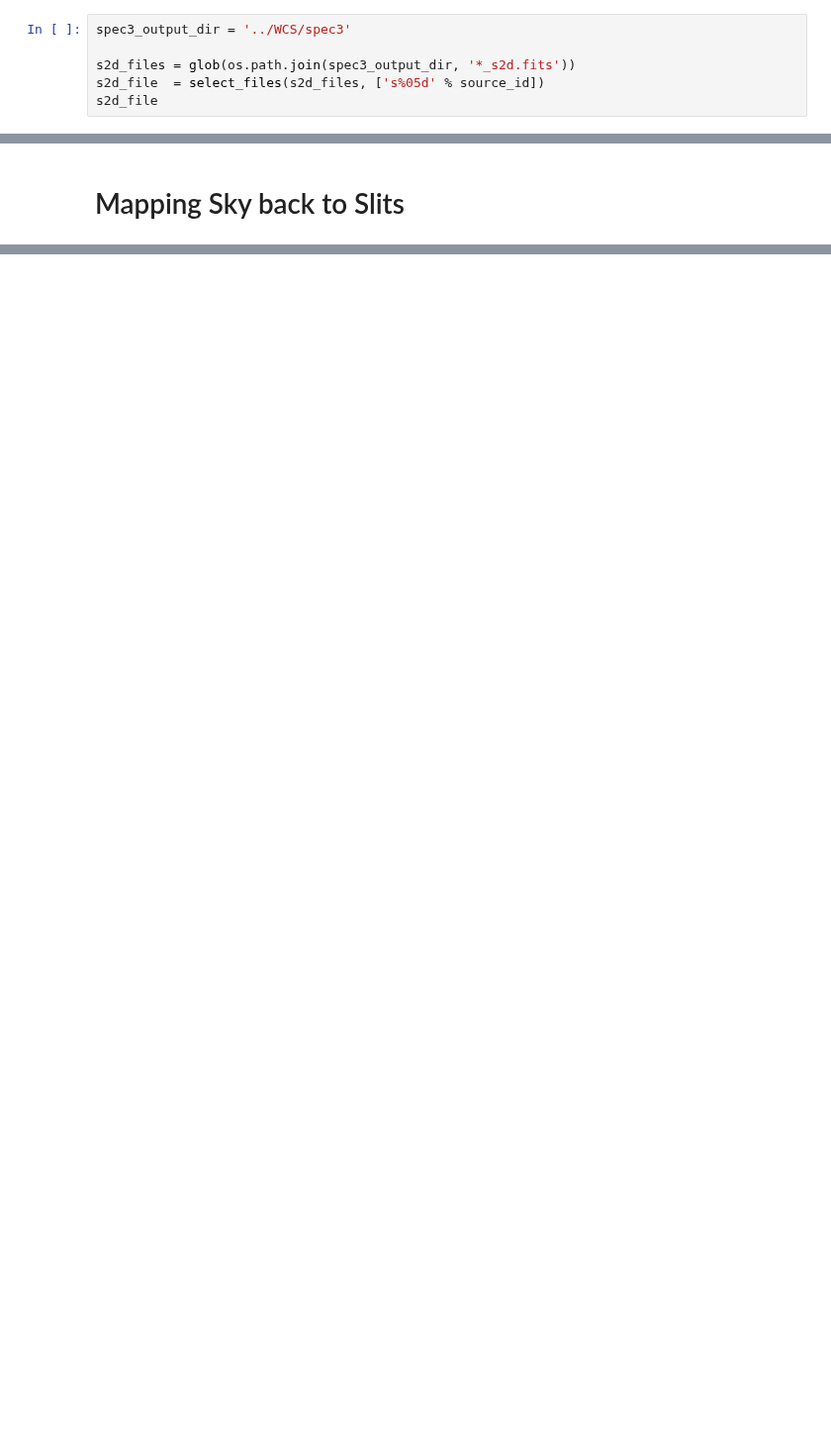
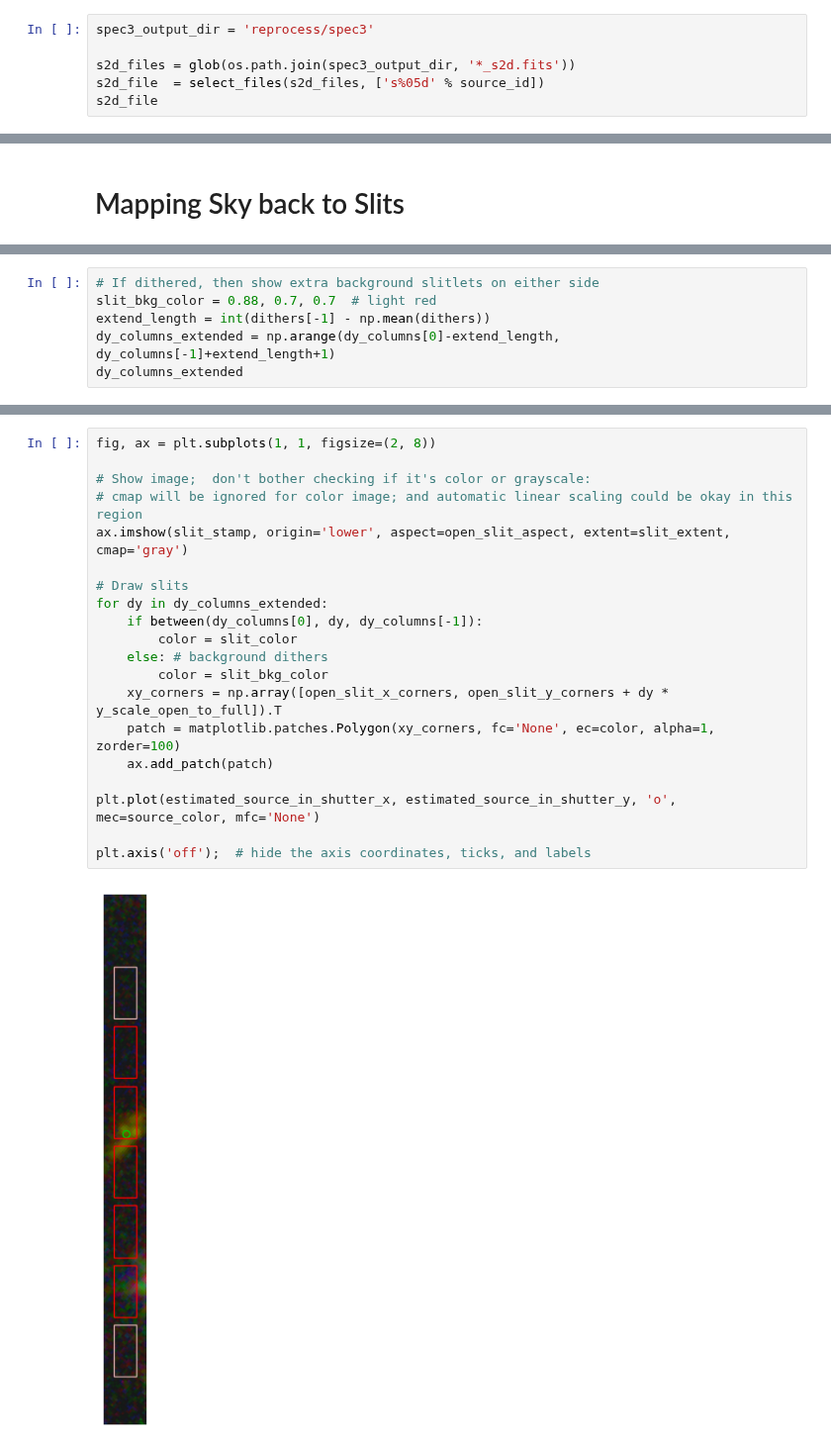
Before and after one commit to dancoe/NIRSpec, a Jupyter notebook: NIRSpec MOS slits to sky.ipynb, the cells around one changed output, grey strips where cells are left out. Shown at 99% size. Drawn from its saved outputs; the diff is of its cells as text; blank space fills up the shorter version.

```diff
--- a/NIRSpec MOS slits to sky.ipynb
+++ b/NIRSpec MOS slits to sky.ipynb
@@ -109,7 +136,7 @@ source_id = 6355  # z = 7.665
 
 https://jwst-pipeline.readthedocs.io/en/latest/_modules/jwst/assign_wcs/nirspec.html
 # %%
-spec3_output_dir = '../WCS/spec3'
+spec3_output_dir = 'reprocess/spec3'
 
 s2d_files = glob(os.path.join(spec3_output_dir, '*_s2d.fits'))
 s2d_file  = select_files(s2d_files, ['s%05d' % source_id])
@@ -466,0 +565,6 @@ plt.axis('off');  # hide the axis coordinates, ticks, and labels
+# %%
+# If dithered, then show extra background slitlets on either side
+slit_bkg_color = 0.88, 0.7, 0.7  # light red
+extend_length = int(dithers[-1] - np.mean(dithers))
+dy_columns_extended = np.arange(dy_columns[0]-extend_length, dy_columns[-1]+extend_length+1)
+dy_columns_extended
@@ -466,0 +573,22 @@ plt.axis('off');  # hide the axis coordinates, ticks, and labels
+# %%
+fig, ax = plt.subplots(1, 1, figsize=(2, 8))
+
+# Show image;  don't bother checking if it's color or grayscale:
+# cmap will be ignored for color image; and automatic linear scaling could be okay in this region
+ax.imshow(slit_stamp, origin='lower', aspect=open_slit_aspect, extent=slit_extent, cmap='gray')
+
+# Draw slits
+for dy in dy_columns_extended:
+    if between(dy_columns[0], dy, dy_columns[-1]):
+        color = slit_color
+    else: # background dithers
+        color = slit_bkg_color
+    xy_corners = np.array([open_slit_x_corners, open_slit_y_corners + dy * y_scale_open_to_full]).T
+    patch = matplotlib.patches.Polygon(xy_corners, fc='None', ec=color, alpha=1, zorder=100)
+    ax.add_patch(patch)
+
+plt.plot(estimated_source_in_shutter_x, estimated_source_in_shutter_y, 'o', mec=source_color, mfc='None')
+
+plt.axis('off');  # hide the axis coordinates, ticks, and labels
+# %% [output]
+[figure, added]
```
Also changed, not shown: parts of 59 cells of this notebook.
